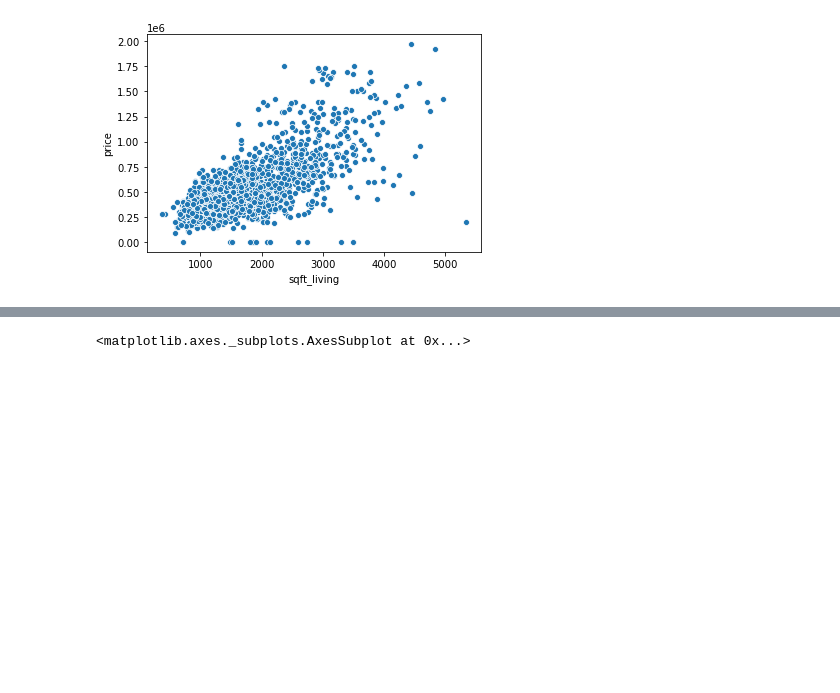
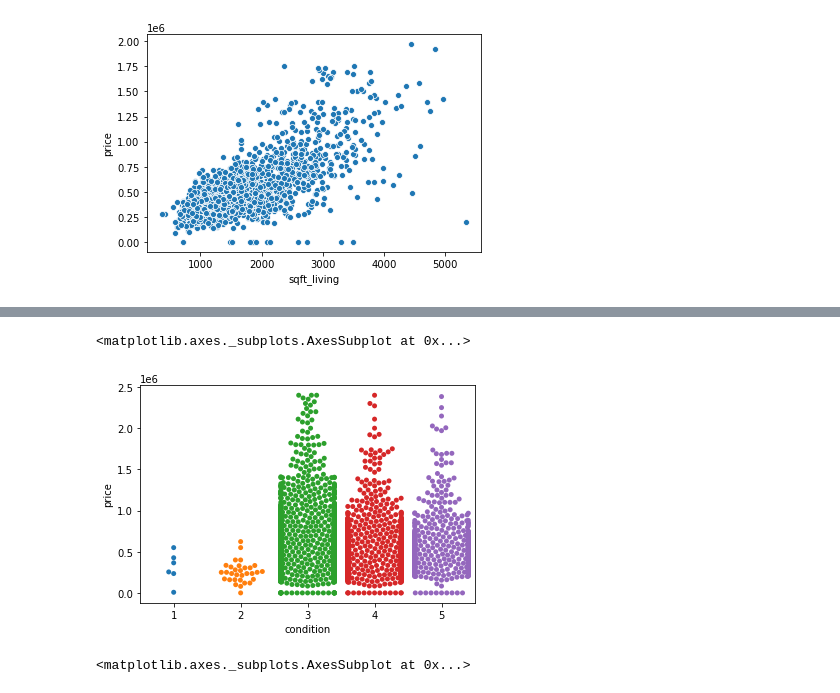
Before and after one commit to CodeSigma/Learn-Data-Science, a Jupyter notebook: house-pricing.ipynb, the cells around one changed output, grey strips where cells are left out. Saved outputs shown, nothing was run; the diff lists cells and outputs as text; code cells hidden in the pictures; blank space fills up the shorter version.

```diff
--- a/house-pricing.ipynb
+++ b/house-pricing.ipynb
@@ -167,3 +242,8 @@ Int64Index([1900, 1901, 1902, 1903, 1904, 1905, 1906, 1907, 1908, 1910,
+# %%
+sns.swarmplot(x="condition", y="price", data=df[df.price<=df.price.quantile(.995)])
+# %% [output]
+<matplotlib.axes._subplots.AxesSubplot at 0x...>
+[figure, added]
 # %%
 sns.scatterplot(x=idx, y ='date', data= df.groupby("last_renov").count())
 # %% [output]
```
Also changed, not shown: parts of 38 cells of this notebook.
